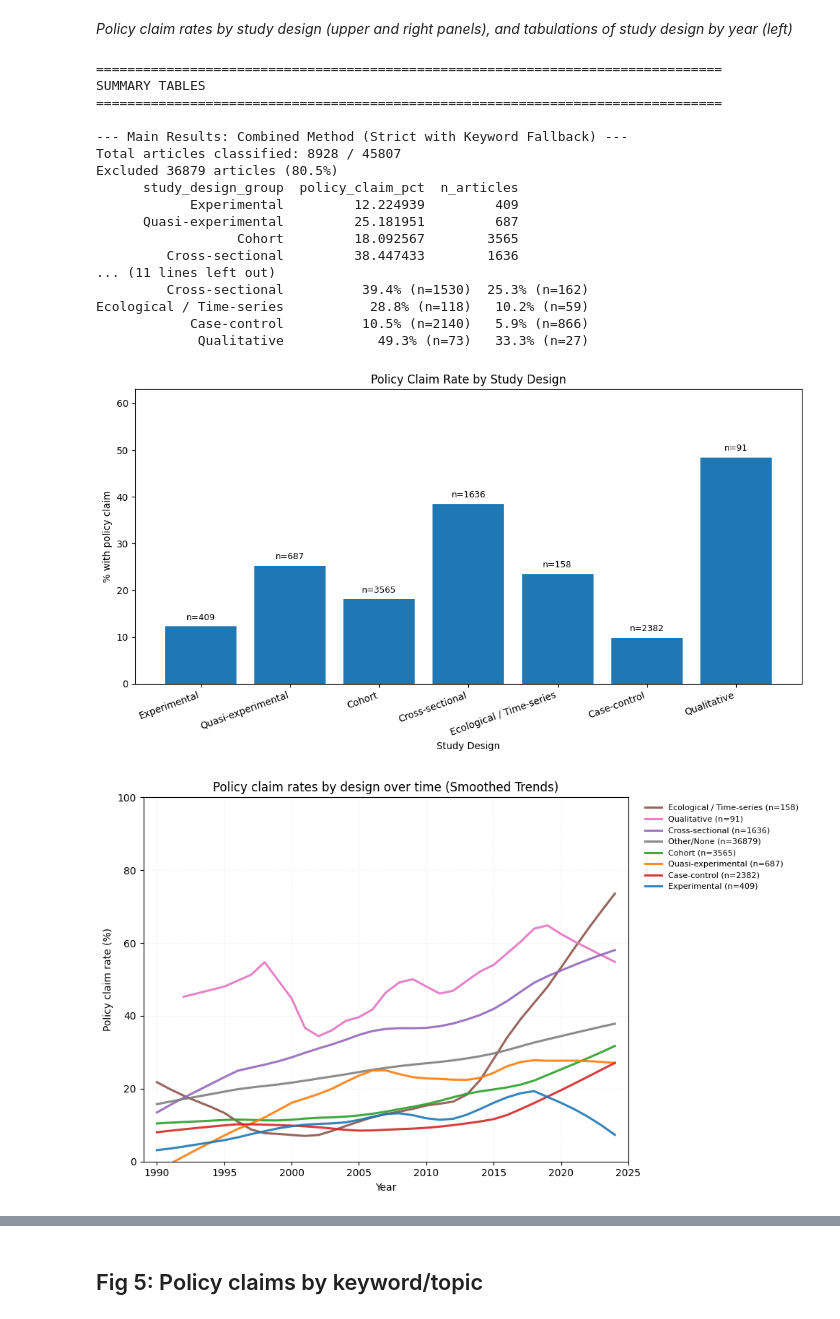
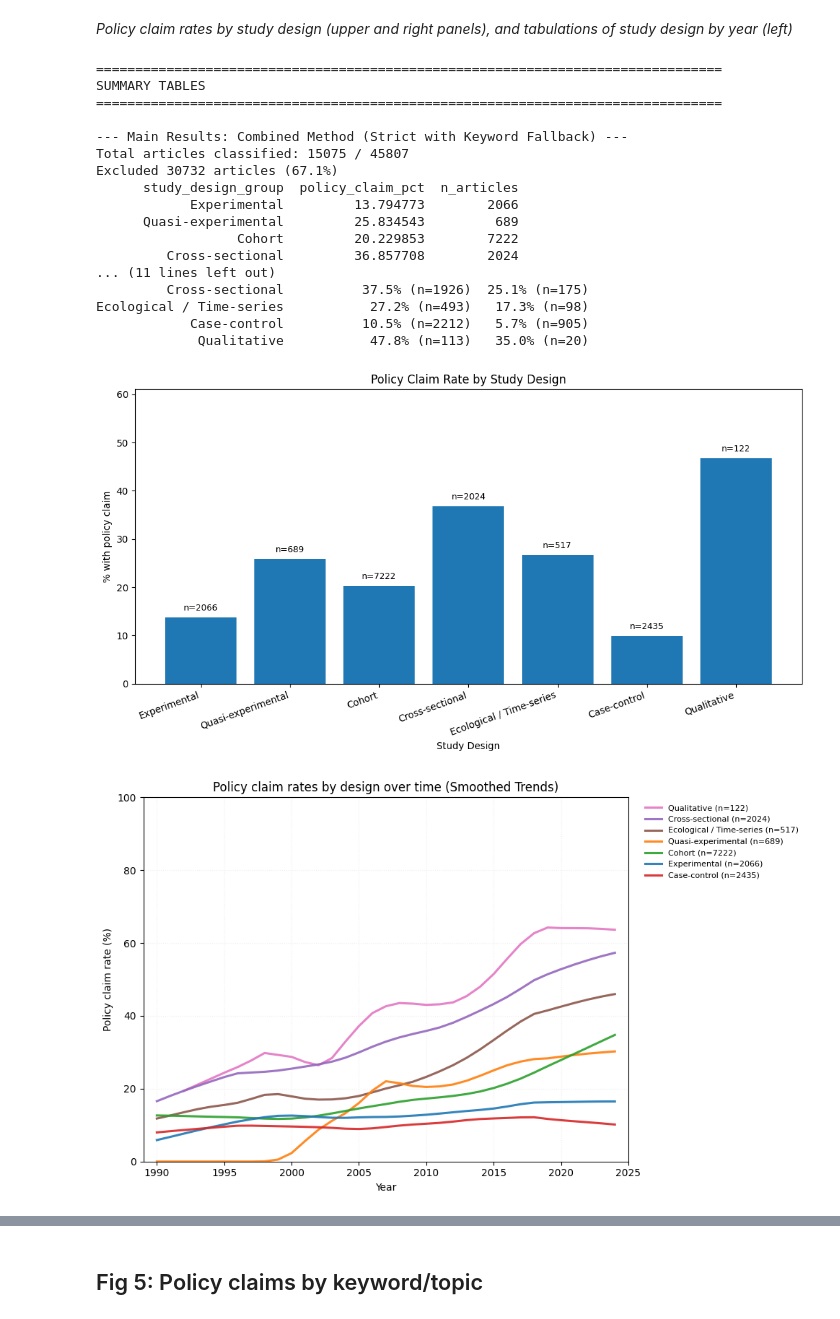
Before and after one commit to dbann/policyclaims, a Jupyter notebook: code/9_main_analyses_supplemental.ipynb, the cells around one changed output, grey strips where cells are left out. Saved outputs shown, nothing was run; the diff lists cells and outputs as text; code cells hidden in the pictures.

Commit message:
updated study design analysis

```diff
--- a/code/9_main_analyses_supplemental.ipynb
+++ b/code/9_main_analyses_supplemental.ipynb
@@ -55,7 +53,7 @@ from pathlib import Path
 # --- CONFIGURATION --- #
 
 # 1. Path to your final classified data file (from the previous script)
-INPUT_FILE = "../data/analysis/analysis_dataset_enriched.csv" # Or .json
+INPUT_FILE = "../data/analysis/analysis_dataset_enriched_v2.csv" # Or .json
 
 # 2. The column containing the boolean classification (True/False)
 CLAIM_COLUMN = "llm_policy_claim"
@@ -65,6 +63,9 @@ JOURNAL_COLUMN = "journal"
 
 # 4. The column for the publication year
 YEAR_COLUMN = "publication_year"
+
+FIGURE_DIR = Path("../figures")
+
 
 # --- LOAD DATA --- #
 if INPUT_FILE.endswith('.csv'):
@@ -1548,19 +1549,19 @@ SUMMARY TABLES
 ================================================================================
 
 --- Main Results: Combined Method (Strict with Keyword Fallback) ---
-Total articles classified: 8928 / 45807
-Excluded 36879 articles (80.5%)
+Total articles classified: 15075 / 45807
+Excluded 30732 articles (67.1%)
       study_design_group  policy_claim_pct  n_articles
-            Experimental         12.224939         409
-      Quasi-experimental         25.181951         687
-                  Cohort         18.092567        3565
-         Cross-sectional         38.447433        1636
+            Experimental         13.794773        2066
+      Quasi-experimental         25.834543         689
+                  Cohort         20.229853        7222
+         Cross-sectional         36.857708        2024
 ... (11 lines left out)
-         Cross-sectional          39.4% (n=1530)  25.3% (n=162)
-Ecological / Time-series           28.8% (n=118)   10.2% (n=59)
-            Case-control          10.5% (n=2140)   5.9% (n=866)
-             Qualitative            49.3% (n=73)   33.3% (n=27)
+         Cross-sectional          37.5% (n=1926)  25.1% (n=175)
+Ecological / Time-series           27.2% (n=493)   17.3% (n=98)
+            Case-control          10.5% (n=2212)   5.7% (n=905)
+             Qualitative           47.8% (n=113)   35.0% (n=20)
-[figure, old version]
+[figure, new version]
 # %%
 from statsmodels.nonparametric.smoothers_lowess import lowess
 import matplotlib.pyplot as plt
@@ -1574,12 +1575,10 @@ fixed_color_map = {
     'Cross-sectional':        '#9467bd',
     'Ecological / Time-series': '#8c564b',
     'Qualitative':            '#e377c2',
-    'Other/None':             '#7f7f7f',
 }
 
-# df_filtered here is the full analytical dataset (no additional exclusions).
-# Sensitivity exclusions are applied in later cells (Supp Tables 4 & 5).
-df_filtered = df
+# Exclude 'Other/None' from these plots.
+df_filtered = df[df['design_combined'] != 'Other/None'].copy()
 
 YEAR_COL   = "publication_year"
 DESIGN_COL = "design_combined"
@@ -1621,35 +1620,35 @@ for d in ordered:
                 color=fixed_color_map.get(d), label=f"{d} (n={int(n_tot)})")
     except Exception:
         ax.plot(years, vals, linewidth=1.8, alpha=0.85,
                 color=fixed_color_map.get(d), label=f"{d} (n={int(n_tot)})")
 
 ax.set_xlim(rates_p.index.min()-1, rates_p.index.max()+1)
 ax.set_ylim(0, 100)
 ax.set_xlabel("Year"); ax.set_ylabel("Policy claim rate (%)")
 ax.set_title("Policy claim rates by design over time (Smoothed Trends)")
 ax.legend(bbox_to_anchor=(1.02, 1), loc="upper left", frameon=False, fontsize=8)
 ax.grid(True, alpha=0.2, linestyle=":")
 plt.tight_layout()
 
 plt.savefig(FIGURE_DIR / "figure4_right_panel_policy_claim_rates_by_design_over_time_smoothed.png")
 plt.show()
 
 # --- Build 5-year band pivot for heatmap (cell 41) ---
 PERIOD_BINS  = [1990, 1995, 2000, 2005, 2010, 2015, 2020, 2025]
 PERIOD_LABELS = ['1990-94','1995-99','2000-04','2005-09','2010-14','2015-19','2020-24']
 
 tmp = df_filtered[[YEAR_COL, DESIGN_COL]].copy()
 tmp['period'] = pd.cut(tmp[YEAR_COL], bins=PERIOD_BINS, labels=PERIOD_LABELS, right=False)
 temporal_pivot = (
     tmp.groupby(['period', DESIGN_COL], observed=True)
     .size().unstack(fill_value=0)
 )
 available = [d for d in [
     'Experimental','Quasi-experimental','Cohort','Case-control',
-    'Cross-sectional','Ecological / Time-series','Qualitative'
+    'Cross-sectional','Ecological / Time-series','Qualitative',
 ] if d in temporal_pivot.columns]
 # %% [output]
-[figure, old version]
+[figure, new version]
 # %%
 import seaborn as sns
 ct = temporal_pivot[available].fillna(0)
```
Also changed, not shown: parts of 5 cells of this notebook, 7 other files.
